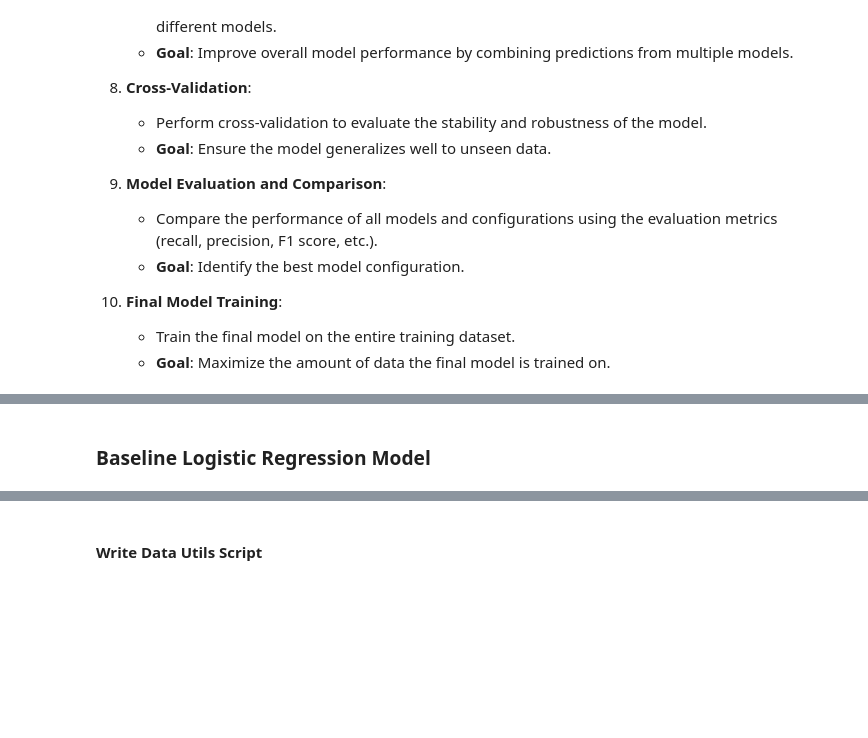
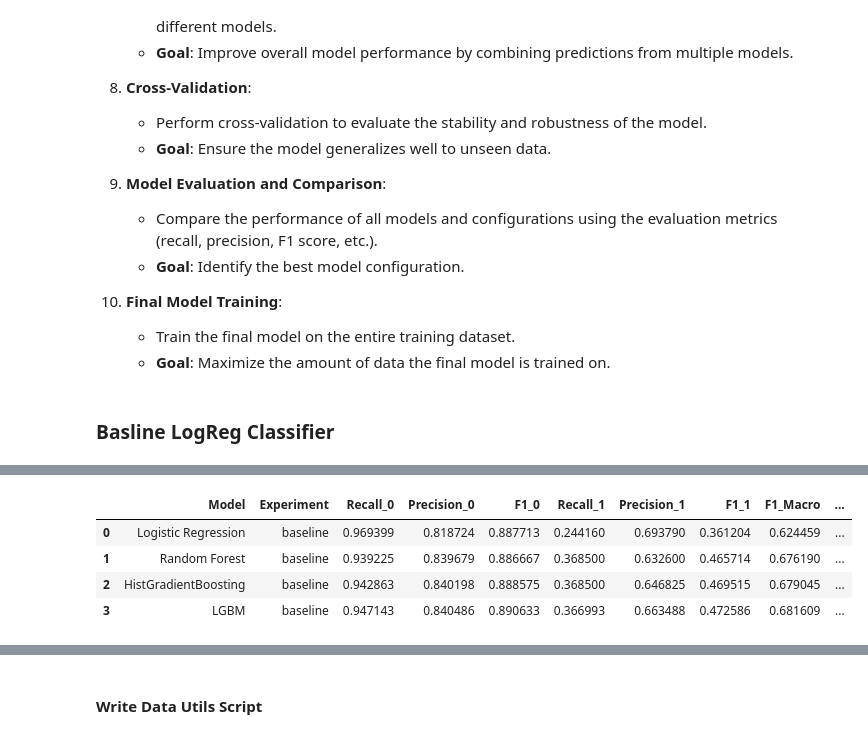
Before and after one commit to micah-shull/Machine_Learning_Pipelines, a Jupyter notebook: pipelines_16_ensemble_040_baseline_model.ipynb, the cells around one changed output, grey strips where cells are left out. Drawn from its saved outputs; the diff is of its cells as text; code cells hidden in the pictures; blank space fills up the shorter version.

Commit message:
Standardize evaluation and model performance metrics, experiment naming conventions

```diff
--- a/pipelines_16_ensemble_040_baseline_model.ipynb
+++ b/pipelines_16_ensemble_040_baseline_model.ipynb
@@ -5,6 +5,9 @@ import sklearn
 print(sklearn.__version__)
 # %% [output]
 1.3.2
+# %%
+# Define the experiment name
+experiment_name = 'baseline'  # Change this to 'class_weight_balanced' or any other name for different experiments
 # %% [markdown]
 Improving a machine learning model involves several steps, and doing it in an optimal order can save time and effort. Here's a structured approach to model improvement:
 
@@ -49,6 +52,8 @@ Improving a machine learning model involves several steps, and doing it in an op
 10. **Final Model Training**:
     - Train the final model on the entire training dataset.
     - **Goal**: Maximize the amount of data the final model is trained on.
+# %% [markdown]
+### Basline LogReg Classifier
 # %%
 import pandas as pd
 import numpy as np
@@ -59,27 +64,27 @@ from sklearn.pipeline import Pipeline
 from sklearn.compose import ColumnTransformer
 from sklearn.impute import SimpleImputer
 from sklearn.preprocessing import StandardScaler, OneHotEncoder
-from sklearn.model_selection import train_test_split, GridSearchCV
-from sklearn.metrics import recall_score, precision_score, f1_score, classification_report, make_scorer
-from imblearn.over_sampling import SMOTE, ADASYN
-from imblearn.under_sampling import RandomUnderSampler
-from imblearn.pipeline import Pipeline as ImbPipeline
+from sklearn.model_selection import train_test_split
+from sklearn.metrics import classification_report
+import joblib
+import logging
 from loan_data_utils import load_and_preprocess_data, evaluate_model, compile_metrics
-import joblib
 import json
-import logging
-import matplotlib.pyplot as plt
-import seaborn as sns
+
 # Suppress warnings
 import warnings
 warnings.simplefilter(action='ignore', category=FutureWarning)
 
-# Load and preprocess data
+# Configure logging
+logging.basicConfig(level=logging.INFO, format='%(asctime)s - %(levelname)s - %(message)s')
+logger = logging.getLogger(__name__)
+
+# Define your URL, categorical columns, and target
 url = "https://archive.ics.uci.edu/ml/machine-learning-databases/00350/default%20of%20credit%20card%20clients.xls"
 categorical_columns = ['sex', 'education', 'marriage']
 target = 'default_payment_next_month'
 
-# Assuming the `load_and_preprocess_data` function is defined elsewhere
+# load and preprocess
 X, y = load_and_preprocess_data(url, categorical_columns, target)
 
 # Split the data into training and testing sets
@@ -101,3 +106,44 @@ preprocessor = ColumnTransformer(
             ('encoder', OneHotEncoder(drop='first'))
         ]), categorical_features)
     ])
+
+# Define the models to evaluate
+models = {
+    'Logistic Regression': LogisticRegression(solver='liblinear', random_state=42),
+    'Random Forest': RandomForestClassifier(random_state=42),
+    'HistGradientBoosting': HistGradientBoostingClassifier(random_state=42),
+    'LGBM': LGBMClassifier(random_state=42)
+}
+
+# List to store metrics for each model
+metrics_list = []
+
+# Evaluate each model and capture metrics
+for model_name, model in models.items():
+    pipeline = Pipeline(steps=[
+        ('preprocessor', preprocessor),
+        ('classifier', model)
+    ])
+
+    metrics = evaluate_model(pipeline, X_train, X_test, y_train, y_test, model_name, experiment_name)
+    metrics_list.append(metrics)
+
+# Compile metrics into a DataFrame and save to CSV with experiment name
+metrics_df = compile_metrics(metrics_list, experiment_name=experiment_name)
+
+# Optionally, save the best performing model
+best_model_name = metrics_df.loc[metrics_df['F1_Macro'].idxmax(), 'Model']
+best_model = models[best_model_name]
+
+pipeline = Pipeline(steps=[
+    ('preprocessor', preprocessor),
+    ('classifier', best_model)
+])
+
+pipeline.fit(X_train, y_train)
+joblib.dump(pipeline, f'best_model_{best_model_name}.pkl')
+logger.info(f"Best model saved as best_model_{best_model_name}.pkl")
+
+# Display the metrics DataFrame
+metrics_df
+# %% [output]
@@ -104,2 +165,5 @@ preprocessor = ColumnTransformer(
+|  | Model | Experiment | Recall_0 | Precision_0 | F1_0 | Recall_1 | Precision_1 | F1_1 | F1_Macro | ... |
+| 0 | Logistic Regression | baseline | 0.969399 | 0.818724 | 0.887713 | 0.244160 | 0.693790 | 0.361204 | 0.624459 | ... |
+| 1 | Random Forest | baseline | 0.939225 | 0.839679 | 0.886667 | 0.368500 | 0.632600 | 0.465714 | 0.676190 | ... |
+| 2 | HistGradientBoosting | baseline | 0.942863 | 0.840198 | 0.888575 | 0.368500 | 0.646825 | 0.469515 | 0.679045 | ... |
+| 3 | LGBM | baseline | 0.947143 | 0.840486 | 0.890633 | 0.366993 | 0.663488 | 0.472586 | 0.681609 | ... |
-# %% [markdown]
-### Baseline Logistic Regression Model
```
Also changed, not shown: parts of 7 cells of this notebook.
